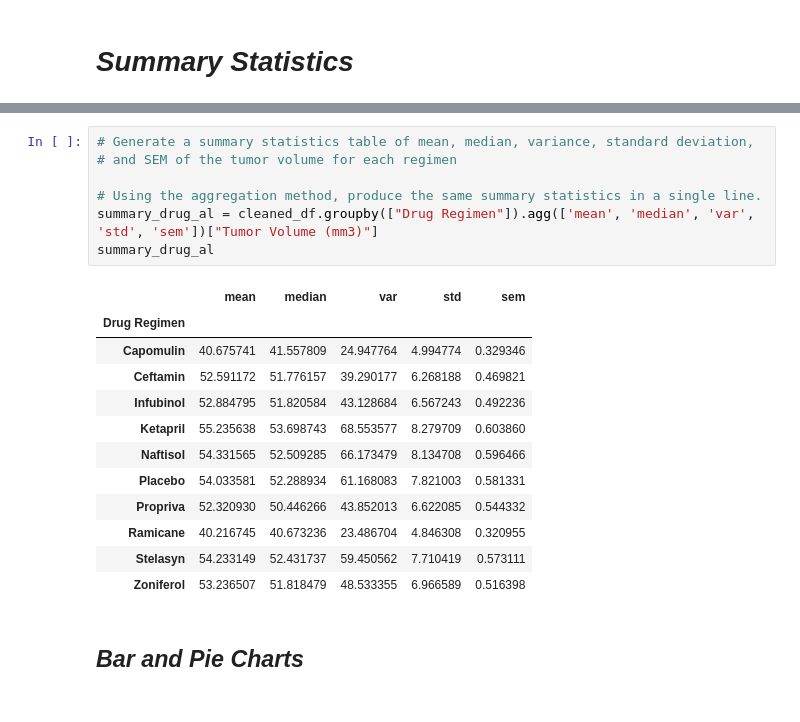
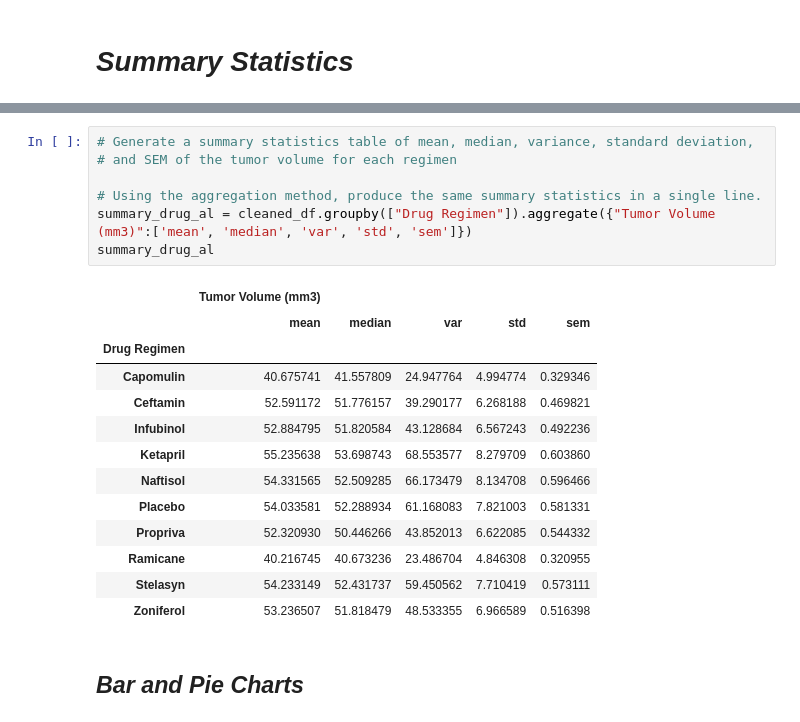
Before and after one commit to abdyraman/matplotlib-challenge, a Jupyter notebook: mouse_study_analysis.ipynb, the cells around one changed output, grey strips where cells are left out. Cells and saved outputs as stored; diff of their text form.

```diff
--- a/mouse_study_analysis.ipynb
+++ b/mouse_study_analysis.ipynb
@@ -147,11 +148,12 @@ summary_drugs
 # %%
 # Generate a summary statistics table of mean, median, variance, standard deviation,
 # and SEM of the tumor volume for each regimen
 
 # Using the aggregation method, produce the same summary statistics in a single line.
-summary_drug_al = cleaned_df.groupby(["Drug Regimen"]).agg(['mean', 'median', 'var', 'std', 'sem'])["Tumor Volume (mm3)"]
+summary_drug_al = cleaned_df.groupby(["Drug Regimen"]).aggregate({"Tumor Volume (mm3)":['mean', 'median', 'var', 'std', 'sem']})
 summary_drug_al
 # %% [output]
+|  | Tumor Volume (mm3) |  |  |  |  |
 |  | mean | median | var | std | sem |
 | Drug Regimen |  |  |  |  |  |
 | Capomulin | 40.675741 | 41.557809 | 24.947764 | 4.994774 | 0.329346 |
```
Also changed, not shown: parts of 11 cells of this notebook.
